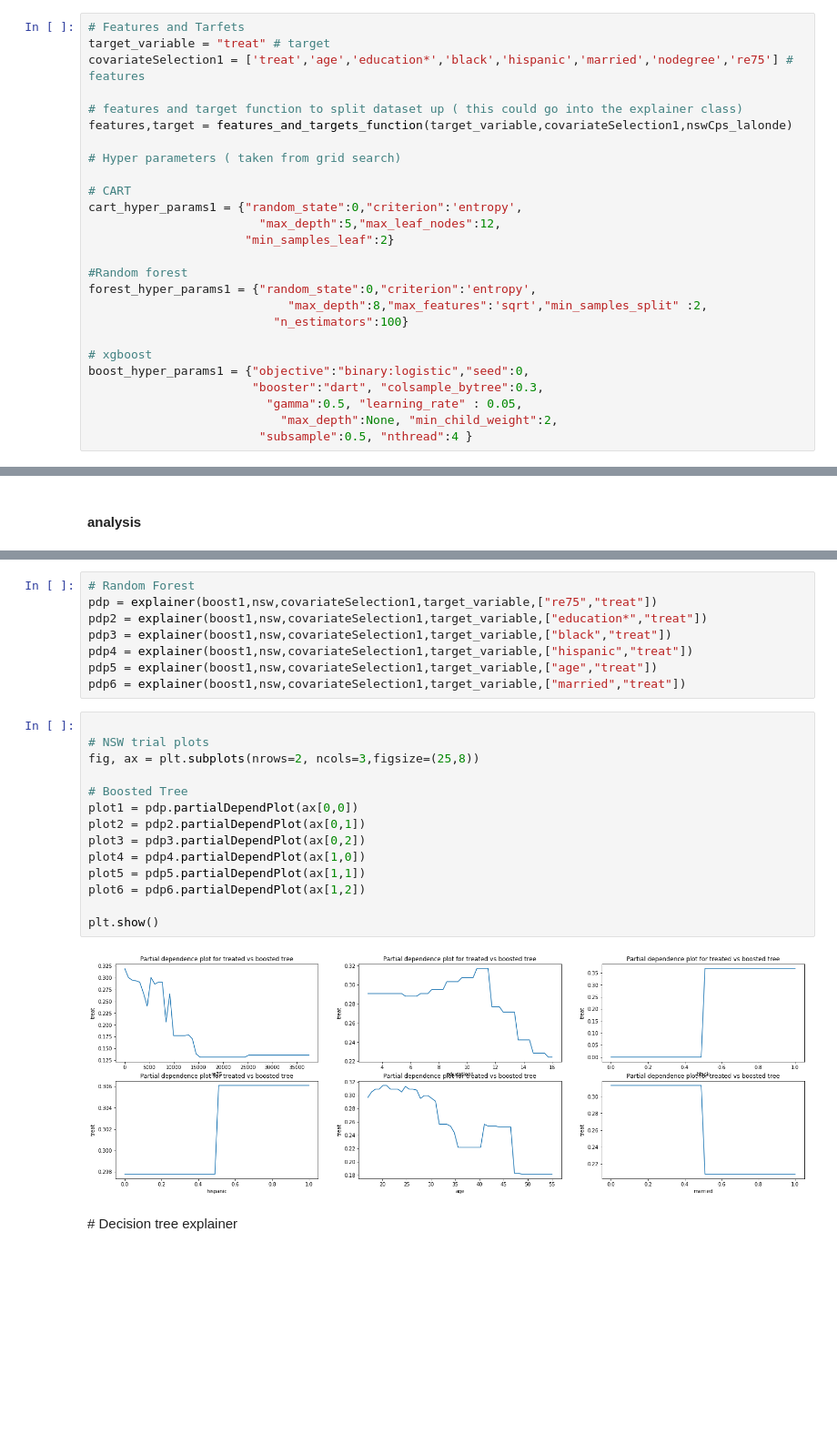
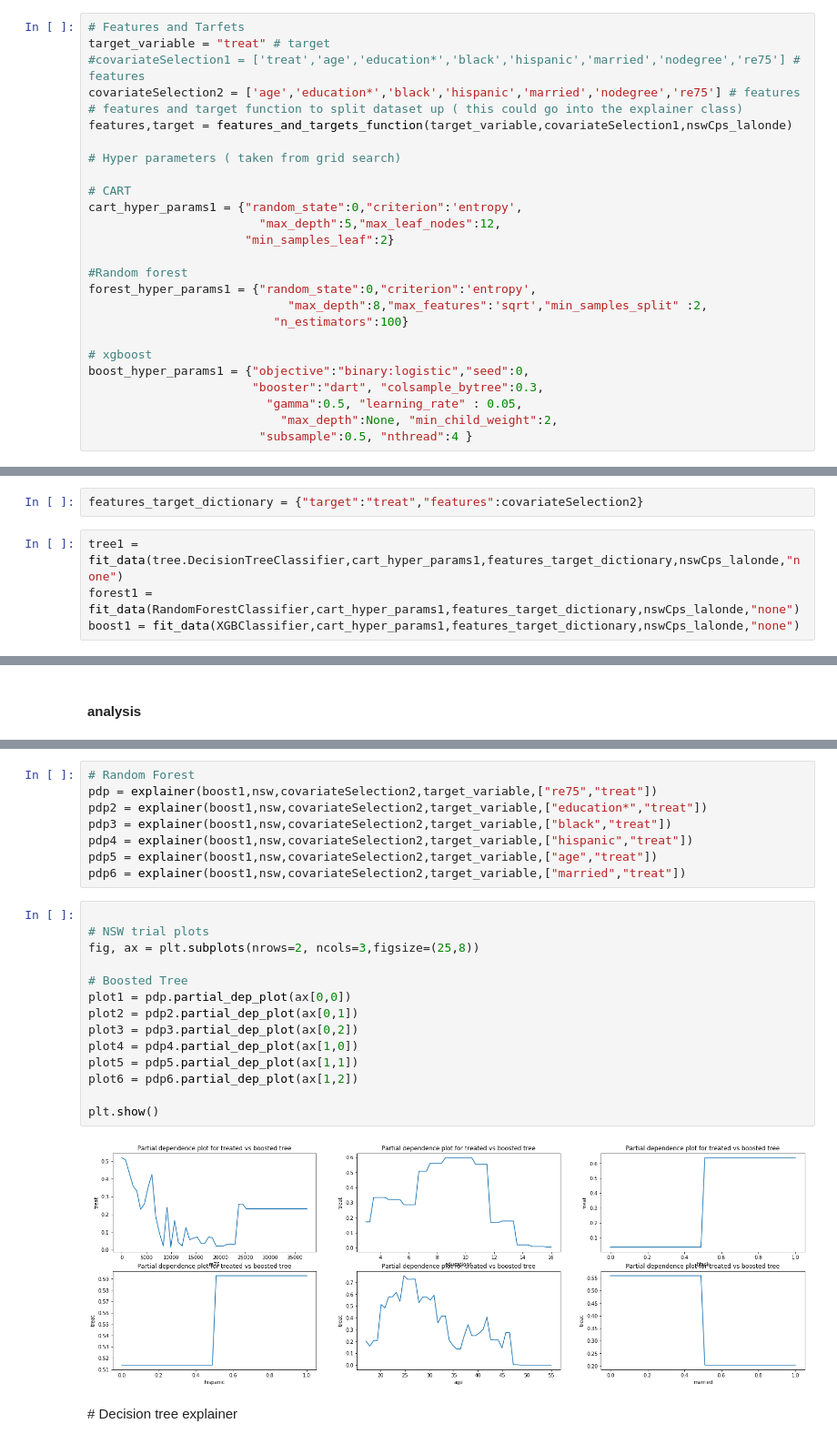
Before and after one commit to MawuliAgamah/ml-propensity-score-matching, a Jupyter notebook: Jupyter notebooks/model explanations.ipynb, the cells around one changed output, grey strips where cells are left out. Shown at 91% size. Cells and saved outputs as stored; diff of their text form; blank space fills up the shorter version.

Commit message:
tree_graphs

```diff
--- a/Jupyter notebooks/model explanations.ipynb
+++ b/Jupyter notebooks/model explanations.ipynb
@@ -300,8 +328,8 @@ def features_and_targets_function(target,features,dataset):
 # %%
 # Features and Tarfets
 target_variable = "treat" # target
-covariateSelection1 = ['treat','age','education*','black','hispanic','married','nodegree','re75'] # features
-
+#covariateSelection1 = ['treat','age','education*','black','hispanic','married','nodegree','re75'] # features
+covariateSelection2 = ['age','education*','black','hispanic','married','nodegree','re75'] # features
 # features and target function to split dataset up ( this could go into the explainer class)
 features,target = features_and_targets_function(target_variable,covariateSelection1,nswCps_lalonde)
 
@@ -332,0 +438,6 @@ boost1 = XGBClassifier(**boost_hyper_params1).fit(features,target)
+# %%
+features_target_dictionary = {"target":"treat","features":covariateSelection2}
+# %%
+tree1 = fit_data(tree.DecisionTreeClassifier,cart_hyper_params1,features_target_dictionary,nswCps_lalonde,"none")
+forest1 = fit_data(RandomForestClassifier,cart_hyper_params1,features_target_dictionary,nswCps_lalonde,"none")
+boost1 = fit_data(XGBClassifier,cart_hyper_params1,features_target_dictionary,nswCps_lalonde,"none")
@@ -343,26 +461,26 @@ pdp6 = explainer(boost1,nsw,covariateSelection1,target_variable,["married","trea
 # %%
 # Random Forest
-pdp = explainer(boost1,nsw,covariateSelection1,target_variable,["re75","treat"])
-pdp2 = explainer(boost1,nsw,covariateSelection1,target_variable,["education*","treat"])
-pdp3 = explainer(boost1,nsw,covariateSelection1,target_variable,["black","treat"])
-pdp4 = explainer(boost1,nsw,covariateSelection1,target_variable,["hispanic","treat"])
-pdp5 = explainer(boost1,nsw,covariateSelection1,target_variable,["age","treat"])
-pdp6 = explainer(boost1,nsw,covariateSelection1,target_variable,["married","treat"])
+pdp = explainer(boost1,nsw,covariateSelection2,target_variable,["re75","treat"])
+pdp2 = explainer(boost1,nsw,covariateSelection2,target_variable,["education*","treat"])
+pdp3 = explainer(boost1,nsw,covariateSelection2,target_variable,["black","treat"])
+pdp4 = explainer(boost1,nsw,covariateSelection2,target_variable,["hispanic","treat"])
+pdp5 = explainer(boost1,nsw,covariateSelection2,target_variable,["age","treat"])
+pdp6 = explainer(boost1,nsw,covariateSelection2,target_variable,["married","treat"])
 # %%
 
 # NSW trial plots
 fig, ax = plt.subplots(nrows=2, ncols=3,figsize=(25,8))
 
 # Boosted Tree
-plot1 = pdp.partialDependPlot(ax[0,0])
-plot2 = pdp2.partialDependPlot(ax[0,1])
-plot3 = pdp3.partialDependPlot(ax[0,2])
-plot4 = pdp4.partialDependPlot(ax[1,0])
-plot5 = pdp5.partialDependPlot(ax[1,1])
-plot6 = pdp6.partialDependPlot(ax[1,2])
+plot1 = pdp.partial_dep_plot(ax[0,0])
+plot2 = pdp2.partial_dep_plot(ax[0,1])
+plot3 = pdp3.partial_dep_plot(ax[0,2])
+plot4 = pdp4.partial_dep_plot(ax[1,0])
+plot5 = pdp5.partial_dep_plot(ax[1,1])
+plot6 = pdp6.partial_dep_plot(ax[1,2])
 
 plt.show()
 # %% [output]
-[figure, old version]
+[figure, new version]
 # %% [markdown]
 # Decision tree explainer
```
Also changed, not shown: parts of 11 cells of this notebook.
